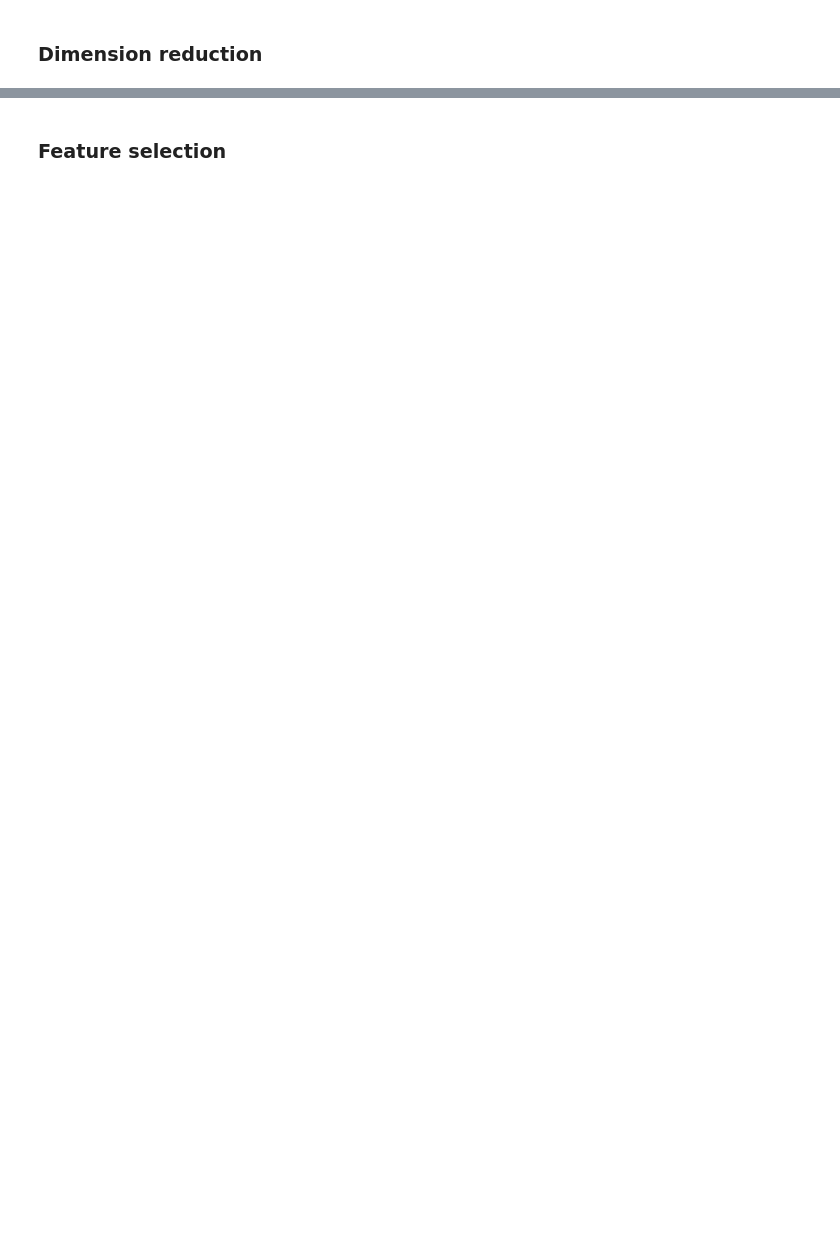
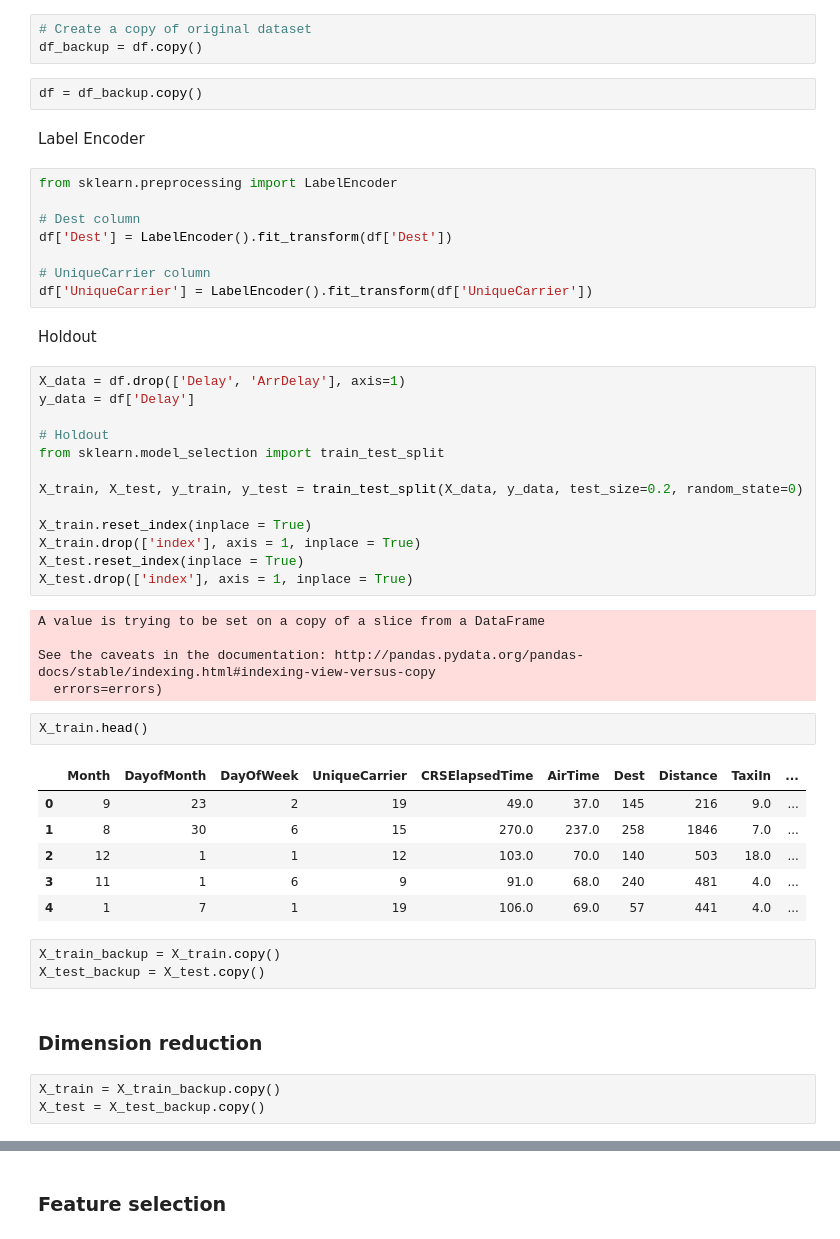
Before and after one commit to npqbuu/ML_Bootcamp_2019, a Jupyter notebook: W5_Airline-Arrivals-Project/Feature_engineering.ipynb, the cells around one changed output, grey strips where cells are left out. Cells and saved outputs as stored; diff of their text form; blank space fills up the shorter version.

```diff
--- a/W5_Airline-Arrivals-Project/Feature_engineering.ipynb
+++ b/W5_Airline-Arrivals-Project/Feature_engineering.ipynb
@@ -3,5 +136,55 @@
+# %%
+# Create a copy of original dataset
+df_backup = df.copy()
+# %%
+df = df_backup.copy()
+# %% [markdown]
+Label Encoder
+# %%
+from sklearn.preprocessing import LabelEncoder
+
+# Dest column
+df['Dest'] = LabelEncoder().fit_transform(df['Dest'])
+
+# UniqueCarrier column
+df['UniqueCarrier'] = LabelEncoder().fit_transform(df['UniqueCarrier'])
+# %% [markdown]
+Holdout
+# %%
+X_data = df.drop(['Delay', 'ArrDelay'], axis=1)
+y_data = df['Delay']
+
+# Holdout
+from sklearn.model_selection import train_test_split
+
+X_train, X_test, y_train, y_test = train_test_split(X_data, y_data, test_size=0.2, random_state=0)
+
+X_train.reset_index(inplace = True)
+X_train.drop(['index'], axis = 1, inplace = True)
+X_test.reset_index(inplace = True)
+X_test.drop(['index'], axis = 1, inplace = True)
+# %% [output]
+A value is trying to be set on a copy of a slice from a DataFrame
+
+See the caveats in the documentation: http://pandas.pydata.org/pandas-docs/stable/indexing.html#indexing-view-versus-copy
+  errors=errors)
+# %%
+X_train.head()
+# %% [output]
+|  | Month | DayofMonth | DayOfWeek | UniqueCarrier | CRSElapsedTime | AirTime | Dest | Distance | TaxiIn | ... |
+| 0 | 9 | 23 | 2 | 19 | 49.0 | 37.0 | 145 | 216 | 9.0 | ... |
+| 1 | 8 | 30 | 6 | 15 | 270.0 | 237.0 | 258 | 1846 | 7.0 | ... |
+| 2 | 12 | 1 | 1 | 12 | 103.0 | 70.0 | 140 | 503 | 18.0 | ... |
+| 3 | 11 | 1 | 6 | 9 | 91.0 | 68.0 | 240 | 481 | 4.0 | ... |
+| 4 | 1 | 7 | 1 | 19 | 106.0 | 69.0 | 57 | 441 | 4.0 | ... |
+# %%
+X_train_backup = X_train.copy()
+X_test_backup = X_test.copy()
 # %% [markdown]
 ### Dimension reduction
+# %%
+X_train = X_train_backup.copy()
+X_test = X_test_backup.copy()
 # %%
 #Standar Scaler
 
```
Also changed, not shown: parts of 33 cells of this notebook.
